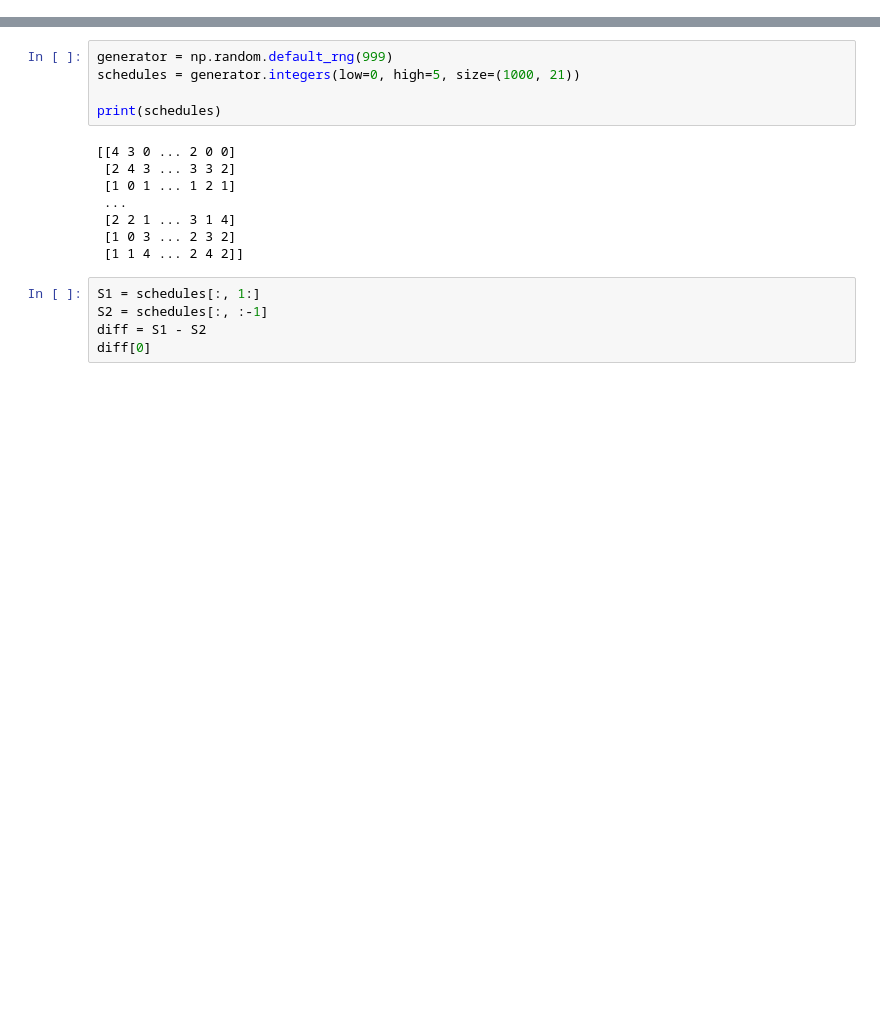
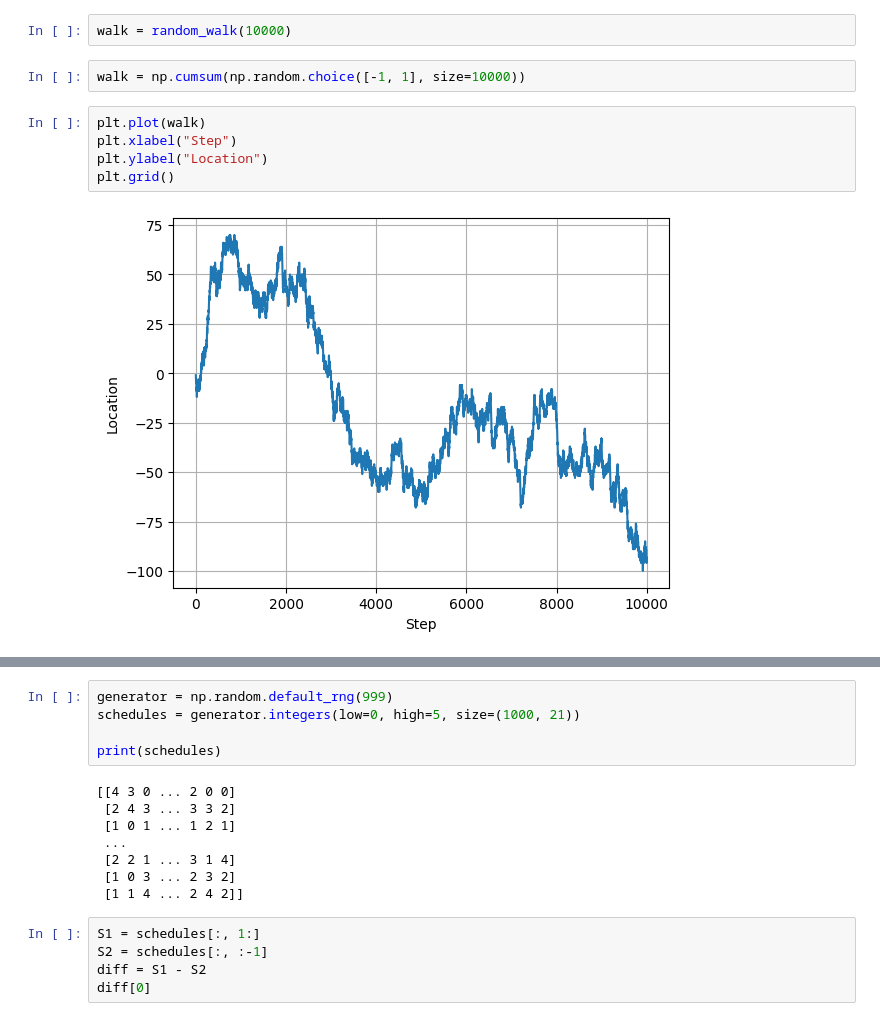
Before and after one commit to aashwinmishra/Attention2Align, a Jupyter notebook: notebooks/02_NP.ipynb, the cells around one changed output, grey strips where cells are left out. Drawn from its saved outputs; the diff is of its cells as text; blank space fills up the shorter version.

```diff
--- a/notebooks/02_NP.ipynb
+++ b/notebooks/02_NP.ipynb
@@ -3,0 +89,11 @@ import matplotlib.pyplot as plt
+# %%
+walk = random_walk(10000)
+# %%
+walk = np.cumsum(np.random.choice([-1, 1], size=10000))
+# %%
+plt.plot(walk)
+plt.xlabel("Step")
+plt.ylabel("Location")
+plt.grid()
+# %% [output]
+[figure, added]
```
Also changed, not shown: parts of 35 cells of this notebook.
